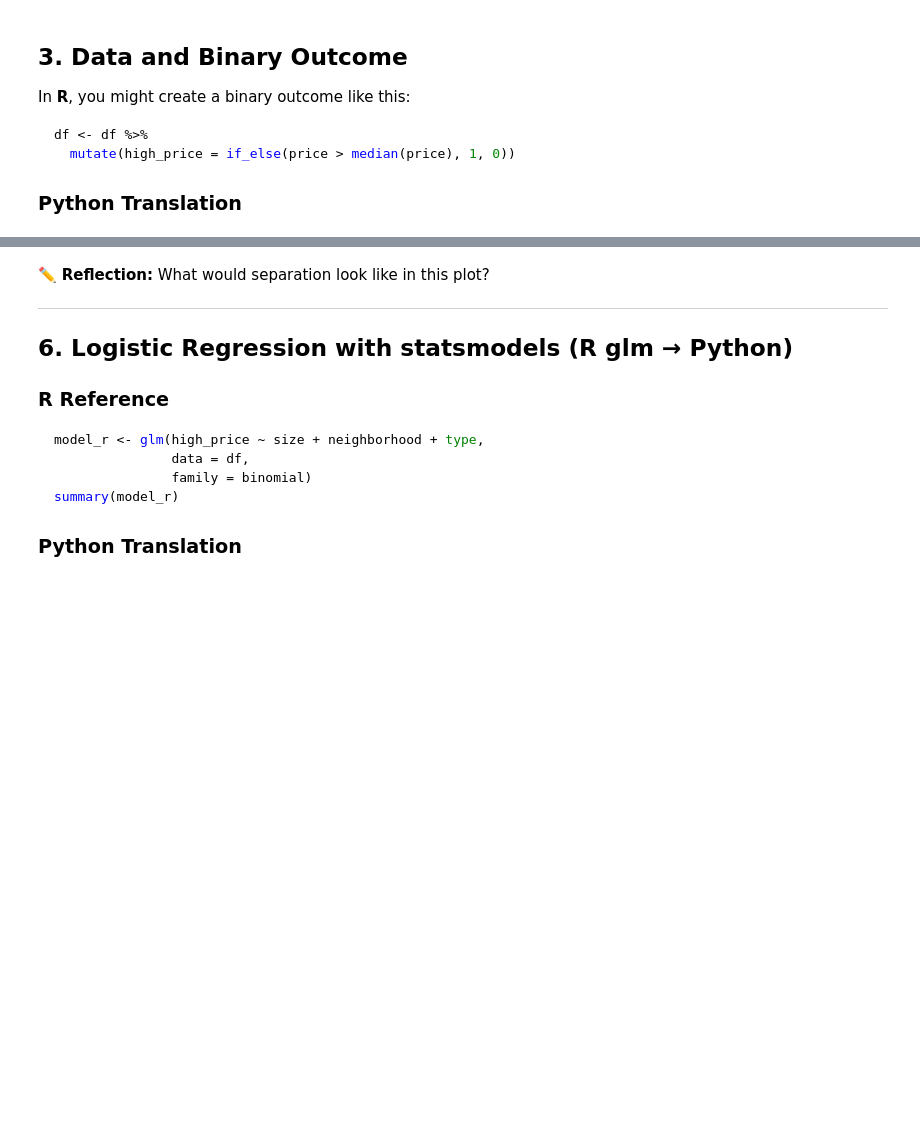
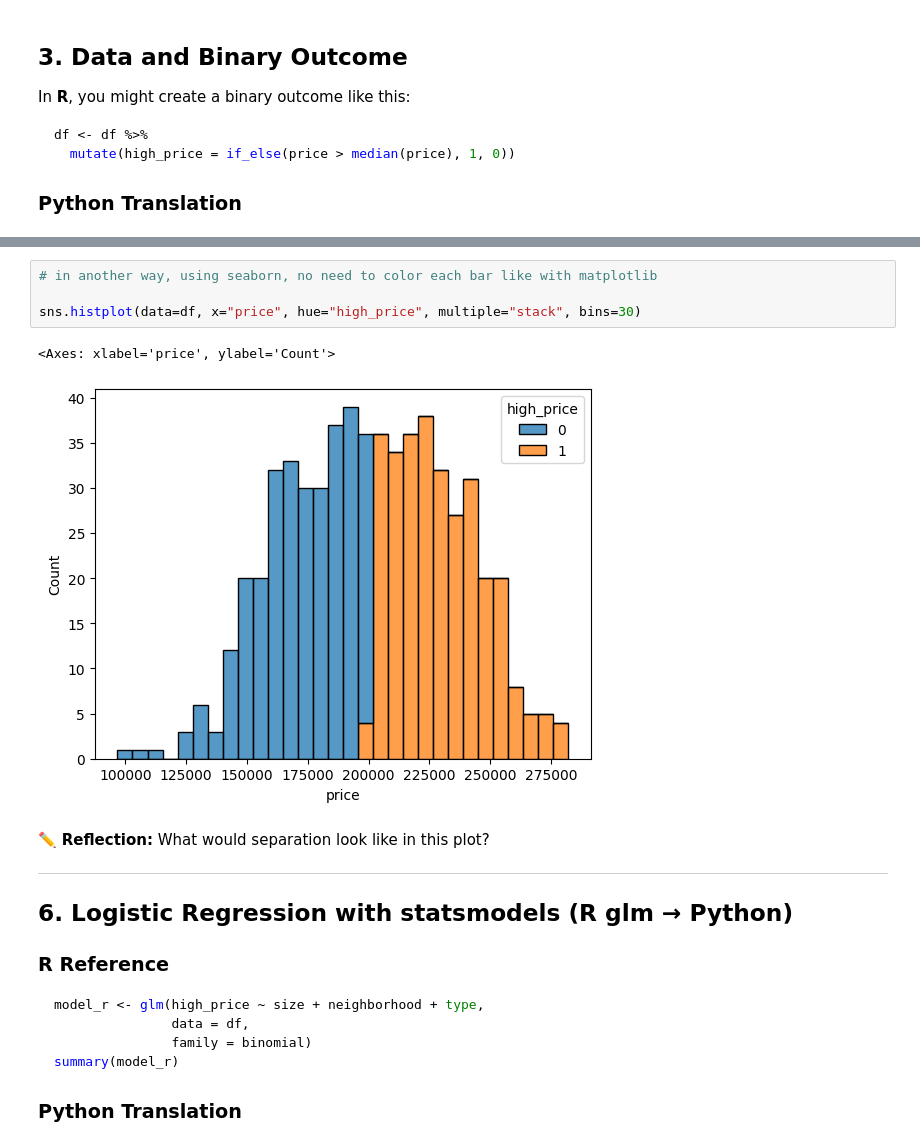
Before and after one commit to raul-miranda/DS201-2026, a Jupyter notebook: Week 4/Python_week4_Student_part1.ipynb, the cells around one changed output, grey strips where cells are left out. Saved outputs shown, nothing was run; the diff lists cells and outputs as text; blank space fills up the shorter version.

```diff
--- a/Week 4/Python_week4_Student_part1.ipynb
+++ b/Week 4/Python_week4_Student_part1.ipynb
@@ -94,3 +144,10 @@ log_fit <- fit(log_spec,
+# %%
+# in another way, using seaborn, no need to color each bar like with matplotlib
+
+sns.histplot(data=df, x="price", hue="high_price", multiple="stack", bins=30)
+# %% [output]
+<Axes: xlabel='price', ylabel='Count'>
+[figure, added]
 # %% [markdown]
 ✏️ **Reflection:** What would separation look like in this plot?
 
```
Also changed, not shown: parts of 22 cells of this notebook.
